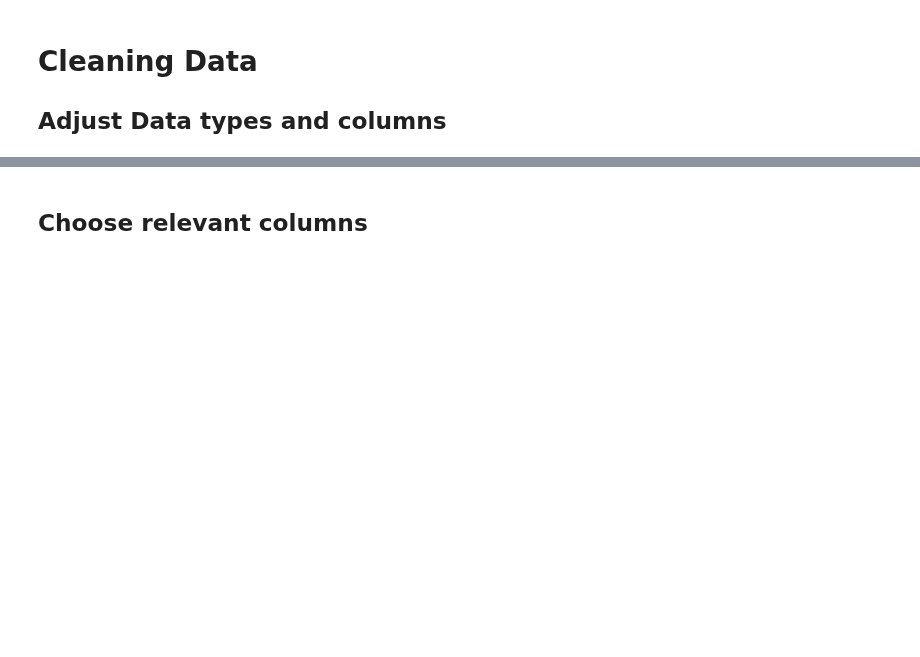
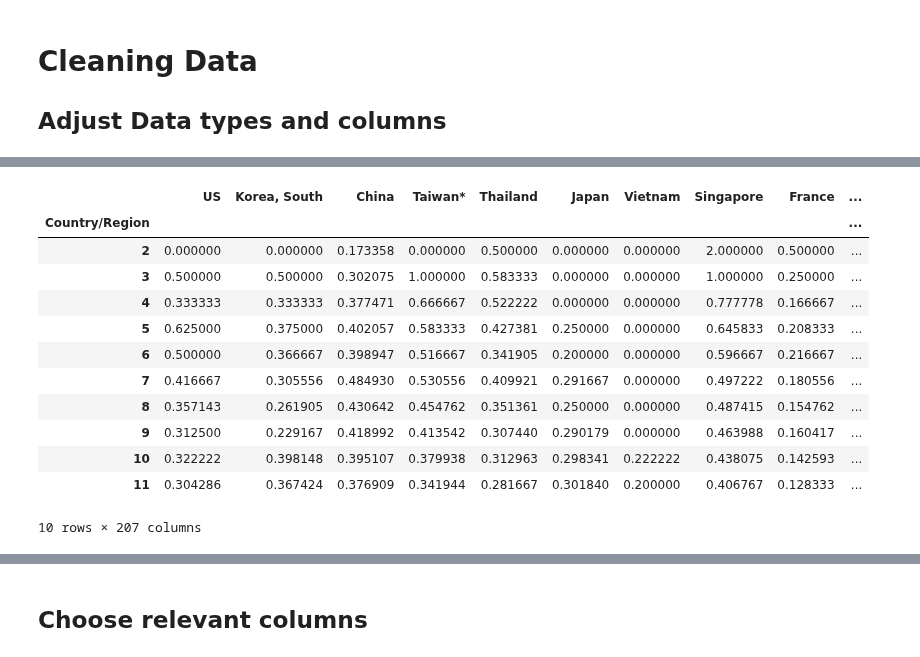
Before and after one commit to SebastianVeuskens/Covid-19-Clustering-Analysis, a Jupyter notebook: scripts/main.ipynb, the cells around one changed output, grey strips where cells are left out. Drawn from its saved outputs; the diff is of its cells as text; code cells hidden in the pictures; blank space fills up the shorter version.

```diff
--- a/scripts/main.ipynb
+++ b/scripts/main.ipynb
@@ -53,0 +61,16 @@ Name: Population 2020, Length: 207, dtype: float64
+# %%
+data_1day_pct_change_accumulative_avg.head(10)
+# %% [output]
+|  | US | Korea, South | China | Taiwan* | Thailand | Japan | Vietnam | Singapore | France | ... |
+| Country/Region |  |  |  |  |  |  |  |  |  | ... |
+| 2 | 0.000000 | 0.000000 | 0.173358 | 0.000000 | 0.500000 | 0.000000 | 0.000000 | 2.000000 | 0.500000 | ... |
+| 3 | 0.500000 | 0.500000 | 0.302075 | 1.000000 | 0.583333 | 0.000000 | 0.000000 | 1.000000 | 0.250000 | ... |
+| 4 | 0.333333 | 0.333333 | 0.377471 | 0.666667 | 0.522222 | 0.000000 | 0.000000 | 0.777778 | 0.166667 | ... |
+| 5 | 0.625000 | 0.375000 | 0.402057 | 0.583333 | 0.427381 | 0.250000 | 0.000000 | 0.645833 | 0.208333 | ... |
+| 6 | 0.500000 | 0.366667 | 0.398947 | 0.516667 | 0.341905 | 0.200000 | 0.000000 | 0.596667 | 0.216667 | ... |
+| 7 | 0.416667 | 0.305556 | 0.484930 | 0.530556 | 0.409921 | 0.291667 | 0.000000 | 0.497222 | 0.180556 | ... |
+| 8 | 0.357143 | 0.261905 | 0.430642 | 0.454762 | 0.351361 | 0.250000 | 0.000000 | 0.487415 | 0.154762 | ... |
+| 9 | 0.312500 | 0.229167 | 0.418992 | 0.413542 | 0.307440 | 0.290179 | 0.000000 | 0.463988 | 0.160417 | ... |
+| 10 | 0.322222 | 0.398148 | 0.395107 | 0.379938 | 0.312963 | 0.298341 | 0.222222 | 0.438075 | 0.142593 | ... |
+| 11 | 0.304286 | 0.367424 | 0.376909 | 0.341944 | 0.281667 | 0.301840 | 0.200000 | 0.406767 | 0.128333 | ... |
+10 rows × 207 columns
```
Also changed, not shown: parts of 7 cells of this notebook, 2 other files.
